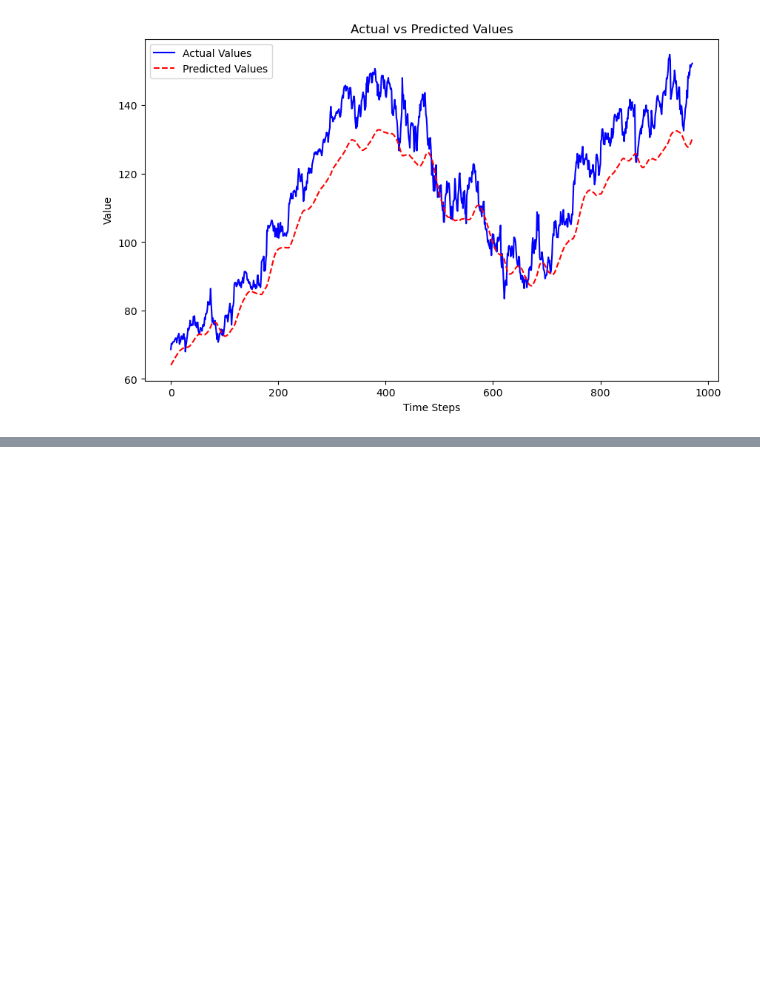
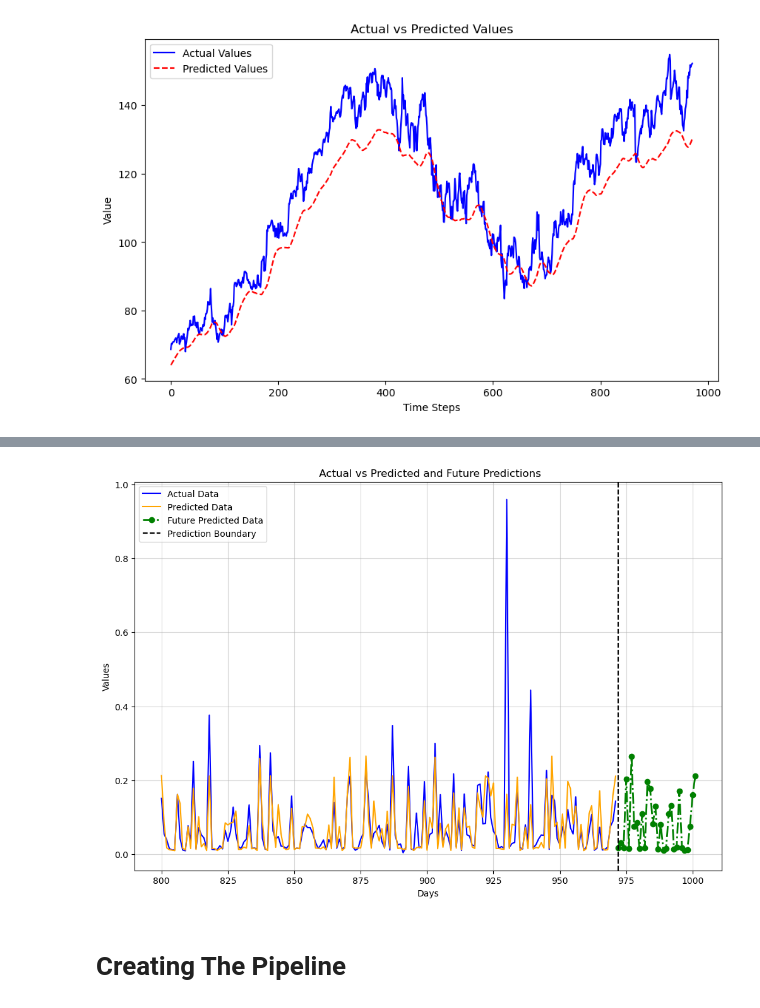
Before and after one commit to ElifSurucu/Google-Stock-Market-Data, a Jupyter notebook: Machine_Learning.ipynb, the cells around one changed output, grey strips where cells are left out. Saved outputs shown, nothing was run; the diff lists cells and outputs as text; code cells hidden in the pictures; blank space fills up the shorter version.

```diff
--- a/Machine_Learning.ipynb
+++ b/Machine_Learning.ipynb
@@ -642,0 +786,48 @@ Epoch 8/50
+# %%
+import matplotlib.pyplot as plt
+import numpy as np
+
+
+actual_data = np.concatenate([y_test, [None]*30])
+predicted_data = np.concatenate([y_pred.flatten(), [None]*30])
+future_predicted_data = model.predict(X_test[-30:]).flatten()
+prediction_boundary = len(y_test)
+
+
+zoom_start = 800
+zoom_end = 975
+future_start = prediction_boundary
+future_end = prediction_boundary + len(future_predicted_data)
+
+# Create a combined plot
+plt.figure(figsize=(12, 8))
+
+
+if zoom_end <= len(actual_data) and zoom_start < len(predicted_data):
+    plt.plot(range(zoom_start, zoom_end), actual_data[zoom_start:zoom_end],
+             label="Actual Data", color="blue", linewidth=1.5)
+    plt.plot(range(zoom_start, zoom_end), predicted_data[zoom_start:zoom_end],
+             label="Predicted Data", color="orange", linewidth=1.5)
+
+# Plot future predicted data
+if future_end <= len(actual_data) + 30:
+    plt.plot(range(future_start, future_end), future_predicted_data,
+             label="Future Predicted Data", color="green", linestyle="-.", linewidth=2, marker='o')
+
+# Plot prediction boundary
+plt.axvline(x=future_start, color="black", linestyle="--", label="Prediction Boundary", linewidth=1.5)
+
+# Add connecting dashed line for continuity (optional)
+plt.plot([zoom_end-1, future_start], [actual_data[zoom_end-1], future_predicted_data[0]],
+         color="gray", linestyle="--", linewidth=1)
+
+# Add labels, legend, and title
+plt.title(" Actual vs Predicted and Future Predictions")
+plt.xlabel("Days")
+plt.ylabel("Values")
+plt.legend()
+plt.grid(alpha=0.5)
+
+# Show the combined plot
+plt.show()
+# %% [output]
@@ -642,0 +835,3 @@ Epoch 8/50
+[figure, added]
+# %% [markdown]
+# Creating The Pipeline
```
Also changed, not shown: parts of 20 cells of this notebook.
